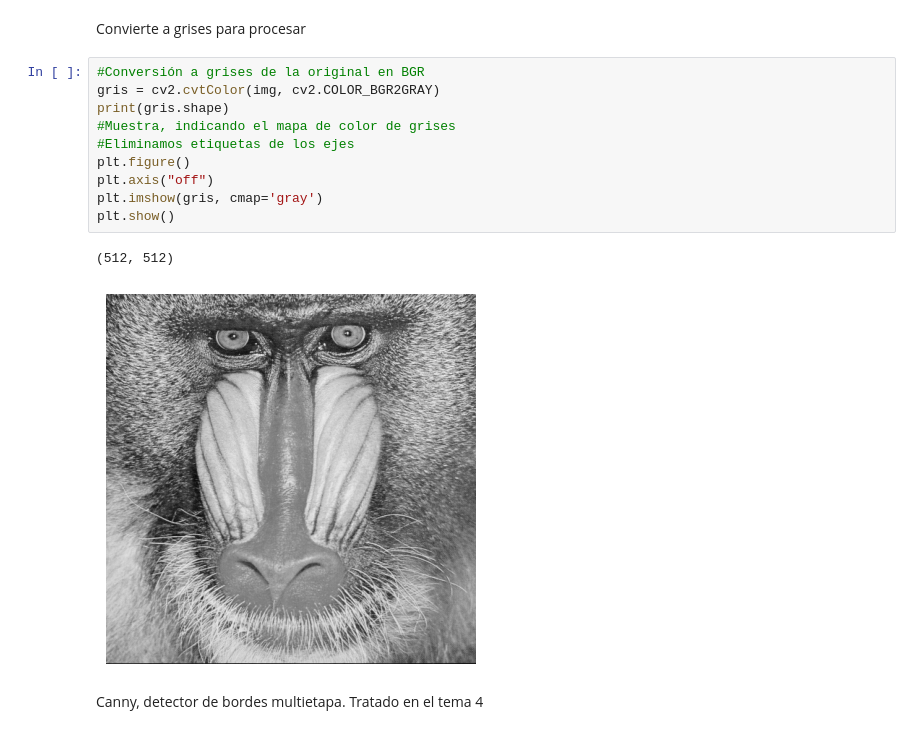
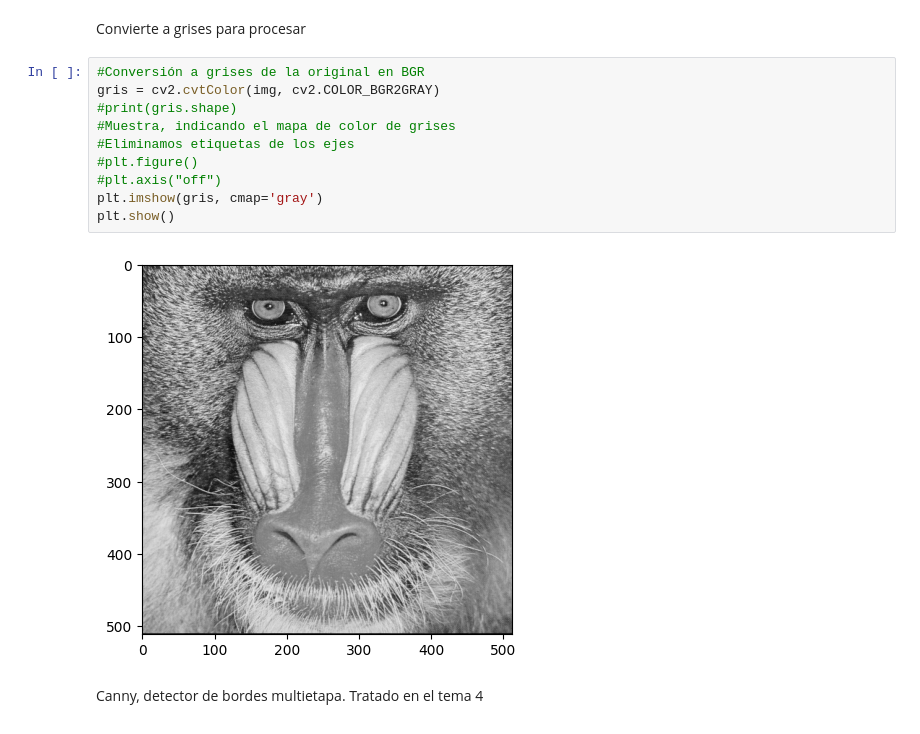
Before and after one commit to pablosanttanaa/VC, a Jupyter notebook: Práctica 2/P2/VC_P2.ipynb, the cells around one changed output. Drawn from its saved outputs; the diff is of its cells as text.

```diff
--- a/Práctica 2/P2/VC_P2.ipynb
+++ b/Práctica 2/P2/VC_P2.ipynb
@@ -35,16 +35,15 @@ Convierte a grises para procesar
 # %%
 #Conversión a grises de la original en BGR
 gris = cv2.cvtColor(img, cv2.COLOR_BGR2GRAY)
-print(gris.shape)
+#print(gris.shape)
 #Muestra, indicando el mapa de color de grises
 #Eliminamos etiquetas de los ejes
-plt.figure()
-plt.axis("off")
+#plt.figure()
+#plt.axis("off")
 plt.imshow(gris, cmap='gray')
 plt.show()
 # %% [output]
-(512, 512)
-[figure, old version]
+[figure, new version]
 # %% [markdown]
 Canny, detector de bordes multietapa. Tratado en el tema 4
 # %%
```
Also changed, not shown: parts of 2 cells of this notebook.
